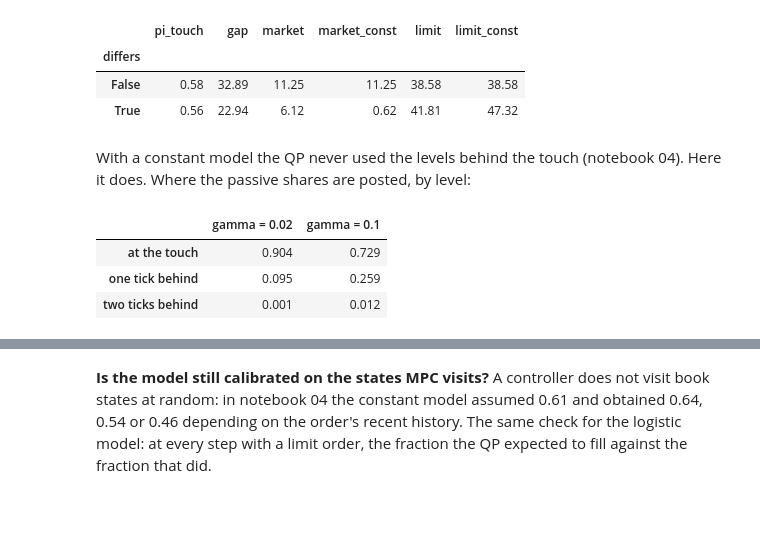
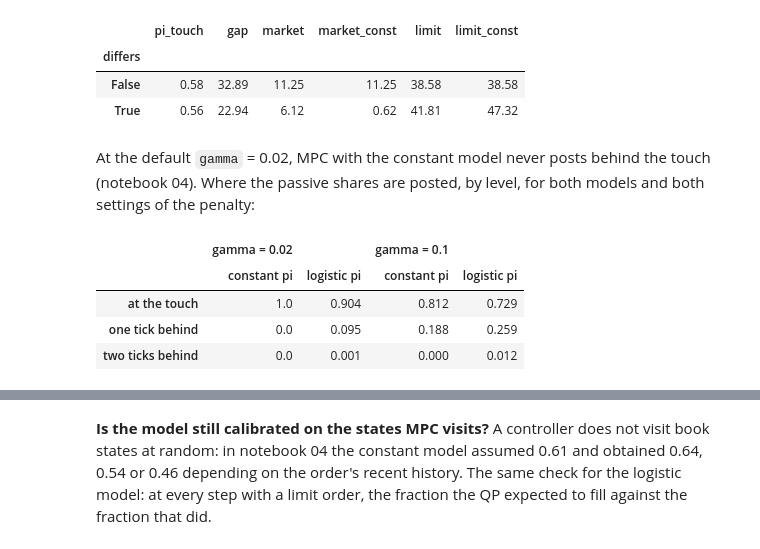
Before and after one commit to GioDiSalvo/mpc-execution, a Jupyter notebook: notebooks/05_state_dependent_fills.ipynb, the cells around one changed output, grey strips where cells are left out. Saved outputs shown, nothing was run; the diff lists cells and outputs as text; code cells hidden in the pictures; blank space fills up the shorter version.

Commit message:
Correct the account of the penalty; show where each fill model posts

```diff
--- a/notebooks/05_state_dependent_fills.ipynb
+++ b/notebooks/05_state_dependent_fills.ipynb
@@ -251,13 +252,13 @@ class RecordingFill:
         return pi
 
 class Shadow:
-    # Runs `policy` and records, at every step, what `other` would have sent in the same state.
-    def __init__(self, policy, other):
+    # Runs `policy` and records its orders at every step; with `other`, also what `other` would have sent in the same state.
+    def __init__(self, policy, other=None):
         self.policy, self.other, self.steps = policy, other, []
 
     def decide(self, state, side, q, target, remaining):
         mine = self.policy.decide(state, side, q, target, remaining)
-        theirs = self.other.decide(state, side, q, target, remaining)
+        theirs = None if self.other is None else self.other.decide(state, side, q, target, remaining)
         touch = state.best_bid if side == Side.BUY else state.best_ask
         self.steps.append({"gap": target - q, "touch": touch, "mine": mine, "theirs": theirs})
         return mine
@@ -293,12 +294,13 @@ def compare(df_a, df_b, a="constant pi", b="logistic pi"):
 runs = {}
 for gamma in (0.02, 0.1):                 # four runs of 200 orders: a few minutes
     p = MPCParams(gamma=gamma)
-    f_const = Factory(lambda p=p: MPC(constant, p))
+    f_const = Factory(lambda p=p: Shadow(MPC(constant, p)))            # here Shadow only records the orders sent
     f_logit = Factory(lambda p=p: Shadow(MPC(RecordingFill(logistic), p), MPC(constant, p)))
     res_c, df_c = run(f_const)
     res_l, df_l = run(f_logit)
-    runs[gamma] = {"p": p, "res_c": res_c, "df_c": df_c, "res_l": res_l, "df_l": df_l, "shadows": f_logit.made}
-    print(f"gamma = {gamma}: solver fallbacks, constant {sum(x.n_fallbacks for x in f_const.made)},",
+    runs[gamma] = {"p": p, "res_c": res_c, "df_c": df_c, "res_l": res_l, "df_l": df_l,
+                   "shadows": f_logit.made, "shadows_c": f_const.made}
+    print(f"gamma = {gamma}: solver fallbacks, constant {sum(s.policy.n_fallbacks for s in f_const.made)},",
           f"logistic {sum(s.policy.n_fallbacks for s in f_logit.made)}")
 # %% [output]
 gamma = 0.02: solver fallbacks, constant 0, logistic 0
@@ -422,25 +424,27 @@ gamma = 0.1: 87.9% of 3954 decisions differ from MPC with the constant model; de
 | False | 0.58 | 32.89 | 11.25 | 11.25 | 38.58 | 38.58 |
 | True | 0.56 | 22.94 | 6.12 | 0.62 | 41.81 | 47.32 |
 # %% [markdown]
-With a constant model the QP never used the levels behind the touch (notebook 04). Here it does. Where the passive
-shares are posted, by level:
+At the default `gamma` = 0.02, MPC with the constant model never posts behind the touch (notebook 04). Where the
+passive shares are posted, by level, for both models and both settings of the penalty:
 # %%
-def level_shares(r_):
+def level_shares(shadows):
     total = np.zeros(3)
-    for s in r_["shadows"]:
+    for s in shadows:
         for d in s.steps:
             for o in d["mine"]:
                 if o.kind == "limit":
                     total[abs(o.price - d["touch"])] += o.qty
     return total / total.sum()
 
-pd.DataFrame({f"gamma = {gamma}": level_shares(r_) for gamma, r_ in runs.items()},
+pd.DataFrame({(f"gamma = {gamma}", name): level_shares(r_[key]) for gamma, r_ in runs.items()
+              for name, key in [("constant pi", "shadows_c"), ("logistic pi", "shadows")]},
              index=["at the touch", "one tick behind", "two ticks behind"]).round(3)
 # %% [output]
-|  | gamma = 0.02 | gamma = 0.1 |
-| at the touch | 0.904 | 0.729 |
-| one tick behind | 0.095 | 0.259 |
-| two ticks behind | 0.001 | 0.012 |
+|  | gamma = 0.02 |  | gamma = 0.1 |  |
+|  | constant pi | logistic pi | constant pi | logistic pi |
+| at the touch | 1.0 | 0.904 | 0.812 | 0.729 |
+| one tick behind | 0.0 | 0.095 | 0.188 | 0.259 |
+| two ticks behind | 0.0 | 0.001 | 0.000 | 0.012 |
 # %% [markdown]
 **Result.**
 - 36% of the decisions differ at `gamma` = 0.02, where a quarter was expected, and 88% at `gamma` = 0.1.
```
Also changed, not shown: parts of 7 cells of this notebook, 3 other files.
